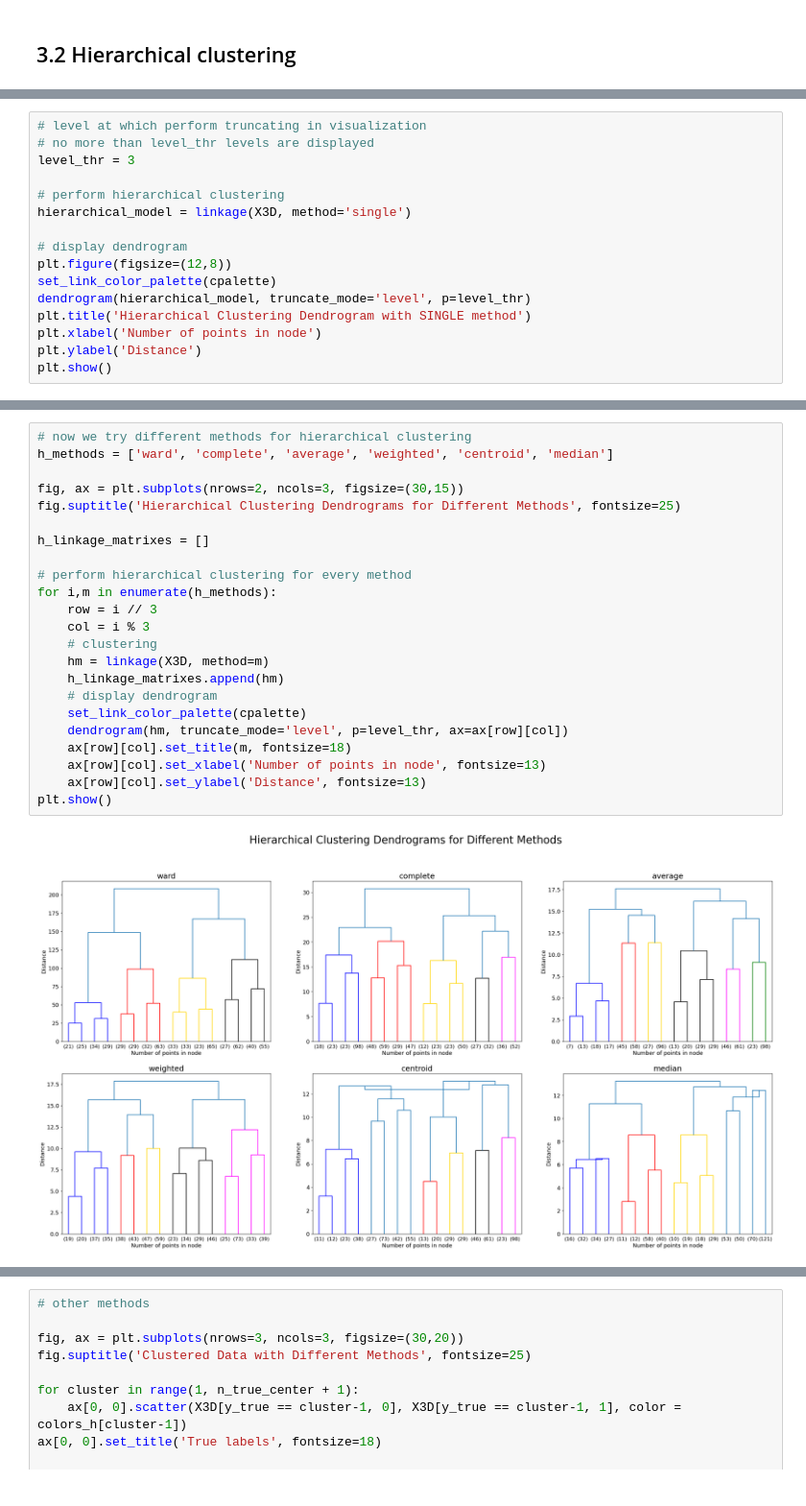
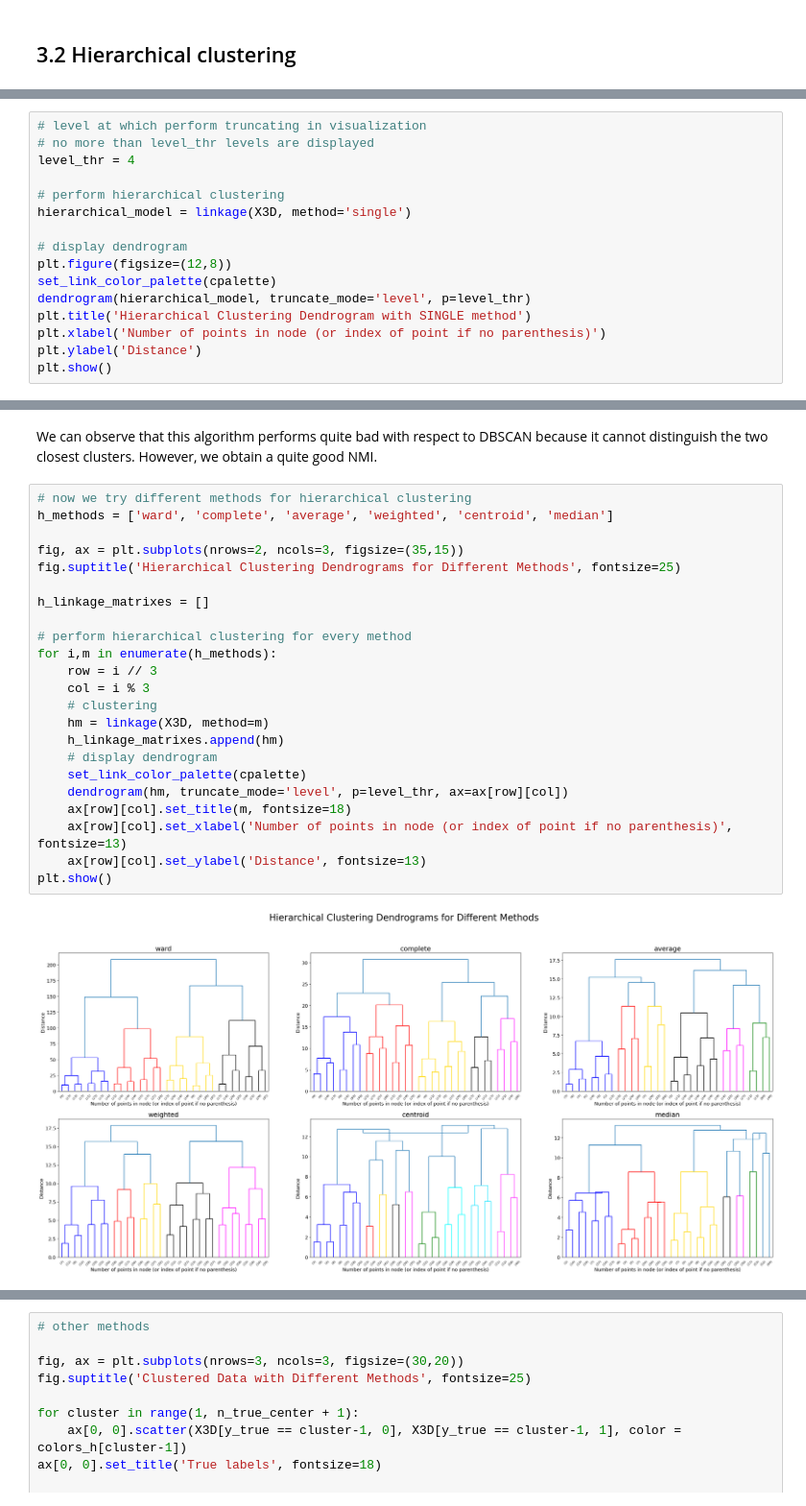
Before and after one commit to giuliadoda/LCP_mod_B, a Jupyter notebook: Ex2/group2406_exercise02.ipynb, the cells around one changed output, grey strips where cells are left out. Shown at 96% size. Cells and saved outputs as stored; diff of their text form.

```diff
--- a/Ex2/group2406_exercise02.ipynb
+++ b/Ex2/group2406_exercise02.ipynb
@@ -542,7 +555,7 @@ We now perform hierarchical clustering (agglomerative): this algorithm begins wi
 # %%
 # level at which perform truncating in visualization
 # no more than level_thr levels are displayed
-level_thr = 3
+level_thr = 4
 
 # perform hierarchical clustering
 hierarchical_model = linkage(X3D, method='single')
@@ -552,7 +565,7 @@ plt.figure(figsize=(12,8))
 set_link_color_palette(cpalette)
 dendrogram(hierarchical_model, truncate_mode='level', p=level_thr)
 plt.title('Hierarchical Clustering Dendrogram with SINGLE method')
-plt.xlabel('Number of points in node')
+plt.xlabel('Number of points in node (or index of point if no parenthesis)')
 plt.ylabel('Distance')
 plt.show()
 # %% [output]
@@ -560,25 +595,27 @@ plt.show()
+# %% [markdown]
+We can observe that this algorithm performs quite bad with respect to DBSCAN because it cannot distinguish the two closest clusters. However, we obtain a quite good NMI.
 # %%
 # now we try different methods for hierarchical clustering
 h_methods = ['ward', 'complete', 'average', 'weighted', 'centroid', 'median']
 
-fig, ax = plt.subplots(nrows=2, ncols=3, figsize=(30,15))
+fig, ax = plt.subplots(nrows=2, ncols=3, figsize=(35,15))
 fig.suptitle('Hierarchical Clustering Dendrograms for Different Methods', fontsize=25)
 
 h_linkage_matrixes = []
 
 # perform hierarchical clustering for every method
 for i,m in enumerate(h_methods):
     row = i // 3
     col = i % 3
     # clustering
     hm = linkage(X3D, method=m)
     h_linkage_matrixes.append(hm)
     # display dendrogram
     set_link_color_palette(cpalette)
     dendrogram(hm, truncate_mode='level', p=level_thr, ax=ax[row][col])
     ax[row][col].set_title(m, fontsize=18)
-    ax[row][col].set_xlabel('Number of points in node', fontsize=13)
+    ax[row][col].set_xlabel('Number of points in node (or index of point if no parenthesis)', fontsize=13)
     ax[row][col].set_ylabel('Distance', fontsize=13)
 plt.show()
 # %% [output]
-[figure, old version]
+[figure, new version]
```
Also changed, not shown: parts of 20 cells of this notebook.
